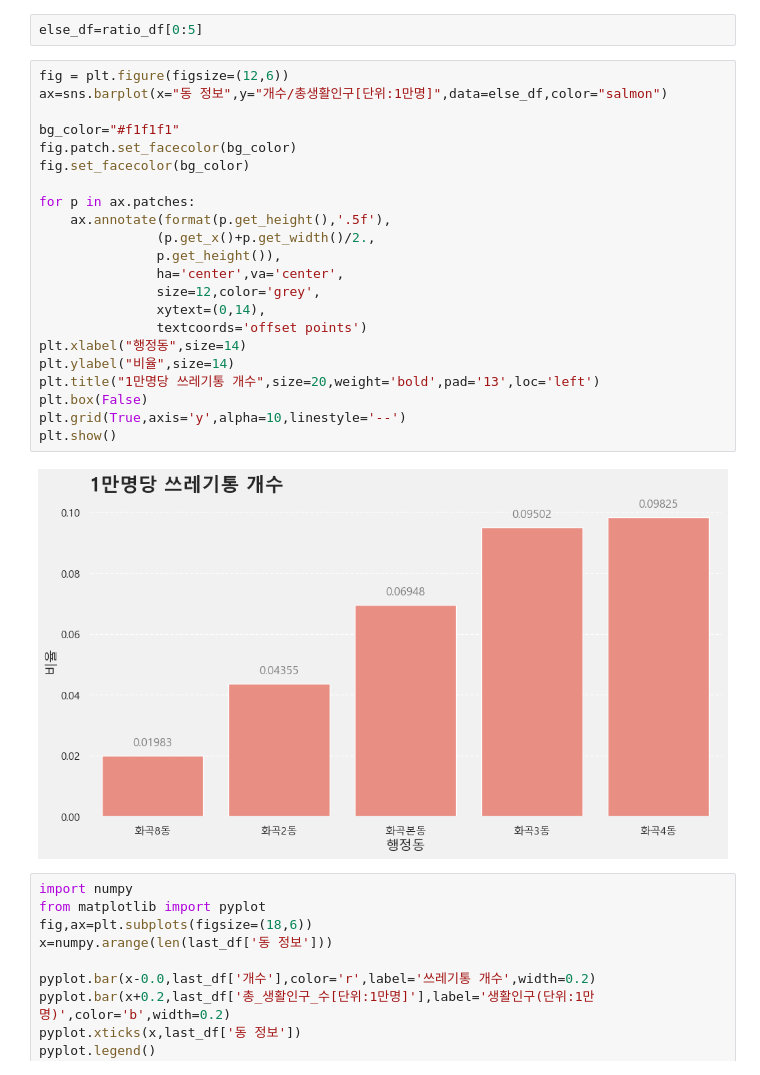
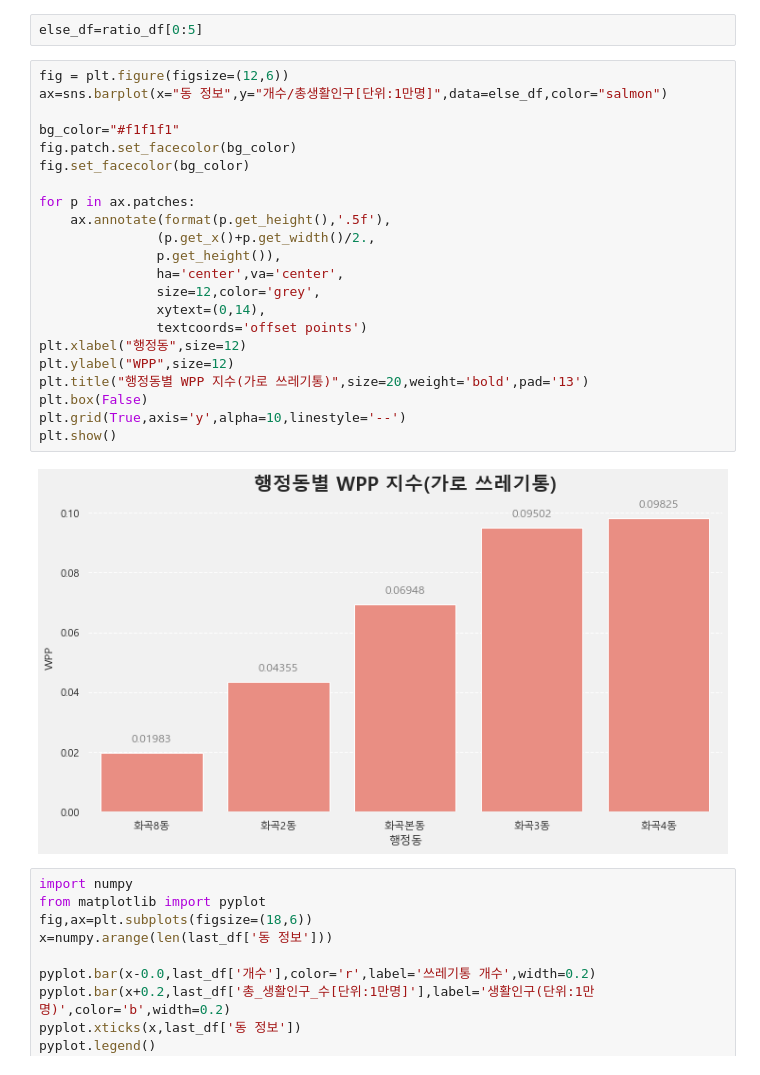
Before and after one commit to rootofdata/Sidewalk-Trash-Bins_CCTV, a Jupyter notebook: (시각화)가로쓰레기통_생활인구.ipynb, the cells around one changed output. Cells and saved outputs as stored; diff of their text form.

```diff
--- a/(시각화)가로쓰레기통_생활인구.ipynb
+++ b/(시각화)가로쓰레기통_생활인구.ipynb
@@ -359,27 +359,27 @@ else_df=ratio_df[0:5]
 # %%
 fig = plt.figure(figsize=(12,6))
 ax=sns.barplot(x="동 정보",y="개수/총생활인구[단위:1만명]",data=else_df,color="salmon")
 
 bg_color="#f1f1f1"
 fig.patch.set_facecolor(bg_color)
 fig.set_facecolor(bg_color)
 
 for p in ax.patches:
     ax.annotate(format(p.get_height(),'.5f'),
                (p.get_x()+p.get_width()/2.,
                p.get_height()),
                ha='center',va='center',
                size=12,color='grey',
                xytext=(0,14),
                textcoords='offset points')
-plt.xlabel("행정동",size=14)
-plt.ylabel("비율",size=14)
-plt.title("1만명당 쓰레기통 개수",size=20,weight='bold',pad='13',loc='left')
+plt.xlabel("행정동",size=12)
+plt.ylabel("WPP",size=12)
+plt.title("행정동별 WPP 지수(가로 쓰레기통)",size=20,weight='bold',pad='13')
 plt.box(False)
 plt.grid(True,axis='y',alpha=10,linestyle='--')
 plt.show()
 # %% [output]
-[figure, old version]
+[figure, new version]
 # %%
 import numpy
 from matplotlib import pyplot
```
Also changed, not shown: parts of 2 cells of this notebook, 2 other files.
